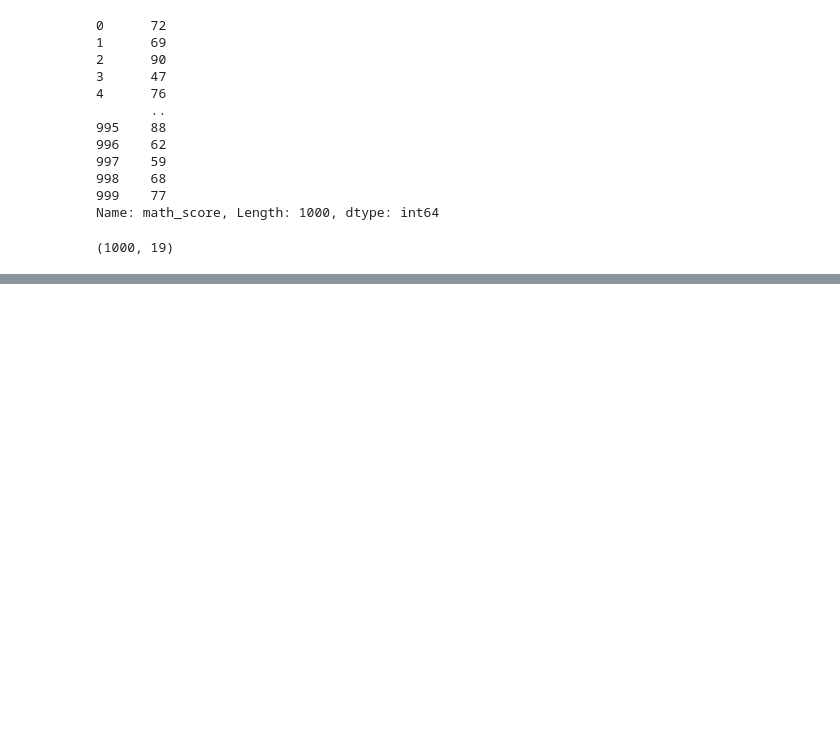
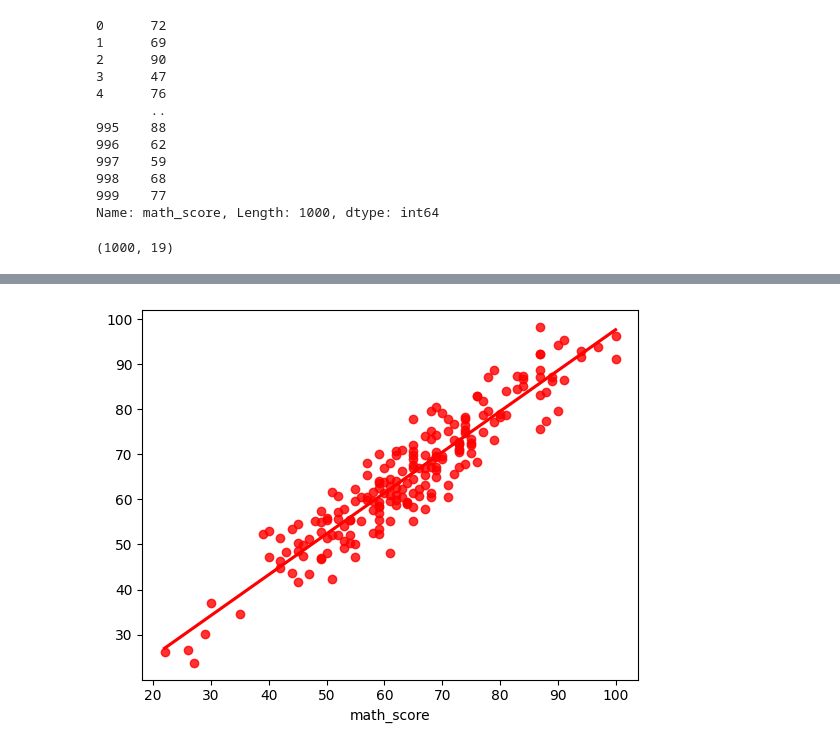
Before and after one commit to AniketDeogaonkar/ML-Student_Performance, a Jupyter notebook: Notebook/Model Training.ipynb, the cells around one changed output, grey strips where cells are left out. Drawn from its saved outputs; the diff is of its cells as text; code cells hidden in the pictures; blank space fills up the shorter version.

```diff
--- a/Notebook/Model Training.ipynb
+++ b/Notebook/Model Training.ipynb
@@ -72,0 +185,4 @@ video time is 32.12
+# %%
+sns.regplot(x=y_test,y=y_pred,ci=None,color ='red');
+# %% [output]
+[figure, added]
```
Also changed, not shown: parts of 15 cells of this notebook, 5 other files.
